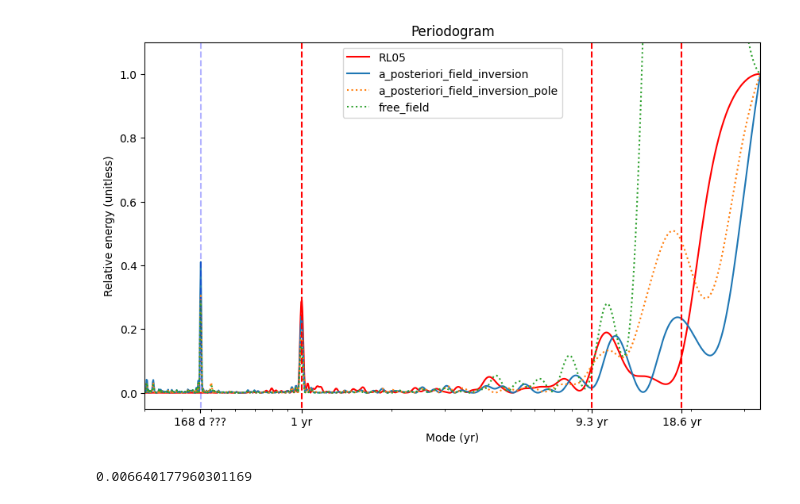
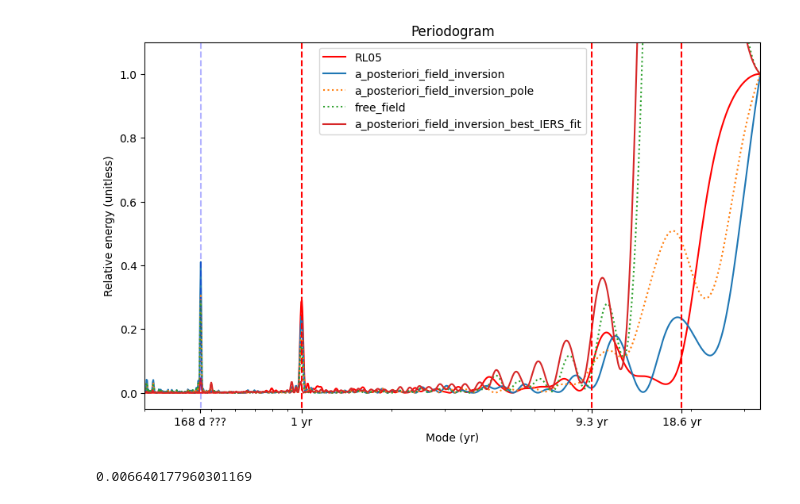
Before and after one commit to maxime-rousselet-cnes/gins_partials, a Jupyter notebook: a_posteriori_plot.ipynb, the cells around one changed output. Saved outputs shown, nothing was run; the diff lists cells and outputs as text; code cells hidden in the pictures.

```diff
--- a/a_posteriori_plot.ipynb
+++ b/a_posteriori_plot.ipynb
@@ -54,9 +54,10 @@ for file_name, color, linestyle in zip(
         "a_posteriori_field_inversion",
         "a_posteriori_field_inversion_pole",
         "free_field",
+        "a_posteriori_field_inversion_best_IERS_fit"
     ],
-    ["blue", "purple", "orange"],
-    ["-", ":", ":"],
+    ["blue", "purple", "orange", "red"],
+    ["-", ":", ":", "-"],
 ):
 
     solutions, _, _ = produce_uncrossed_figures(
@@ -83,34 +84,34 @@ for file_name, color, linestyle in zip(
     t = array([time.days for time in time_deltas]) / 365.25
     t, values = remove_outliers(t, detrend(values))
     periodogram = lombscargle(x=t, y=values, freqs=freqs, normalize=True)
     semilogx(2 * pi / freqs, periodogram / periodogram[-1], label=file_name, linestyle=linestyle)
 
 vlines(
     array([1, 9.3, 18.6]),
     ymin=-1,
     ymax=2,
     linestyles="--",
     colors="red",
 )
 vlines(169 / 365, ymin=-1, ymax=2, linestyles="--", colors="blue", alpha=0.3)
 ylim(-0.05, 1.1)
 xlim(0.3, 34)
 legend(loc="upper center")
 xlabel("Mode (yr)")
 ylabel("Relative energy (unitless)")
 title("Periodogram")
 xticks(
     ticks=[168 / 365.25, 1, 9.3, 18.6],
     labels=[
         r"168 d ???",
         "1 yr",
         "9.3 yr",
         "18.6 yr",
     ],
 )
 fig.savefig("periodogram.pdf")
 # %% [output]
-[figure, old version]
+[figure, new version]
 # %%
 0.0833-(28/365.25)
 # %% [output]
```
Also changed, not shown: parts of 1 cell of this notebook, 5 other files.
